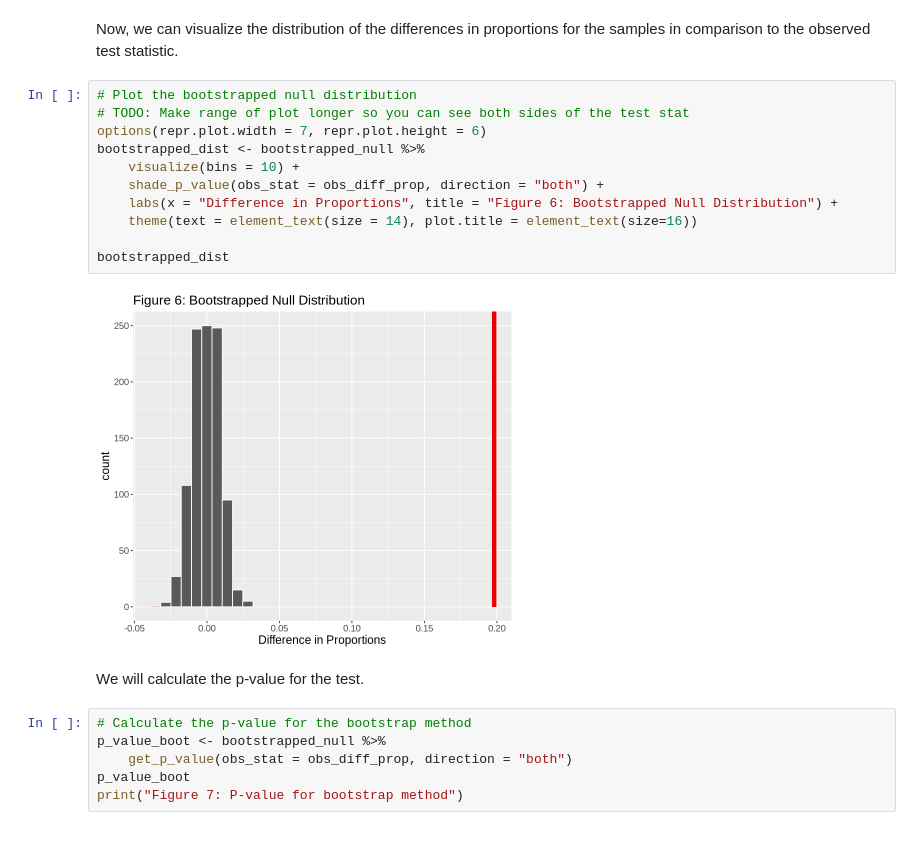
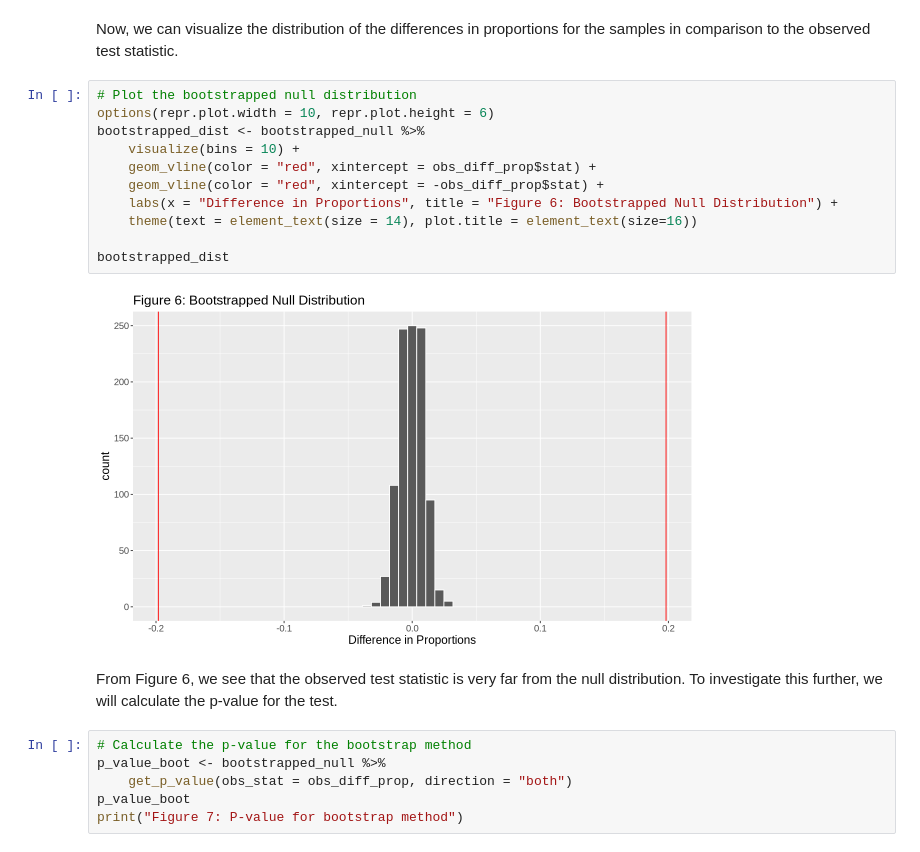
Before and after one commit to ShengHao011/Gender-Wage-Gap-Analysis-Model, a Jupyter notebook: FinalProject.ipynb, the cells around one changed output. Cells and saved outputs as stored; diff of their text form.

```diff
--- a/FinalProject.ipynb
+++ b/FinalProject.ipynb
@@ -153,19 +153,19 @@ A infer: 6 × 2
 Now, we can visualize the distribution of the differences in proportions for the samples in comparison to the observed test statistic.
 # %%
 # Plot the bootstrapped null distribution
-# TODO: Make range of plot longer so you can see both sides of the test stat
-options(repr.plot.width = 7, repr.plot.height = 6)
+options(repr.plot.width = 10, repr.plot.height = 6)
 bootstrapped_dist <- bootstrapped_null %>%
     visualize(bins = 10) +
-    shade_p_value(obs_stat = obs_diff_prop, direction = "both") +
+    geom_vline(color = "red", xintercept = obs_diff_prop$stat) +
+    geom_vline(color = "red", xintercept = -obs_diff_prop$stat) +
     labs(x = "Difference in Proportions", title = "Figure 6: Bootstrapped Null Distribution") +
     theme(text = element_text(size = 14), plot.title = element_text(size=16))
 
 bootstrapped_dist
 # %% [output]
-[figure, old version]
+[figure, new version]
 # %% [markdown]
-We will calculate the p-value for the test.
+From Figure 6, we see that the observed test statistic is very far from the null distribution. To investigate this further, we will calculate the p-value for the test.
 # %%
 # Calculate the p-value for the bootstrap method
 p_value_boot <- bootstrapped_null %>%
```
Also changed, not shown: parts of 12 cells of this notebook, 2 other files.
